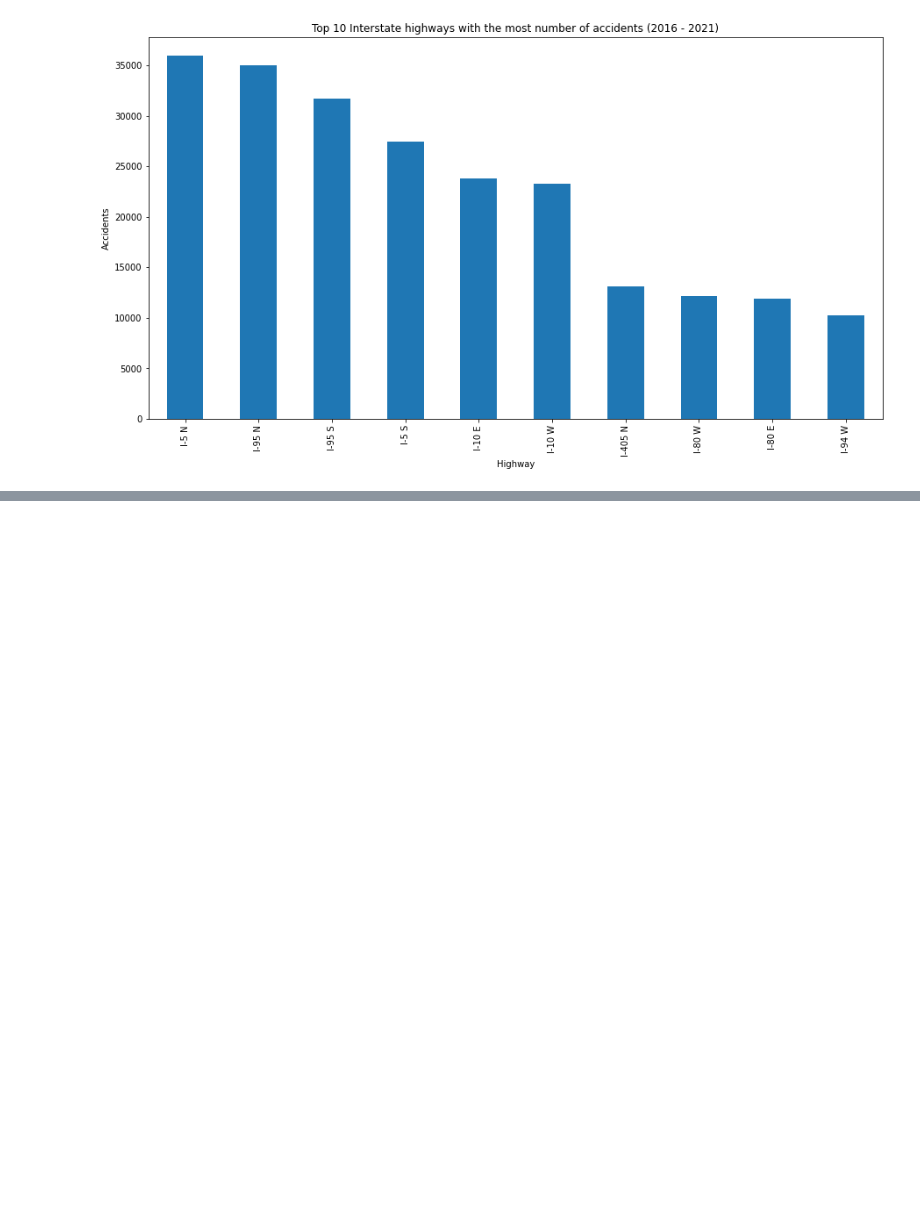
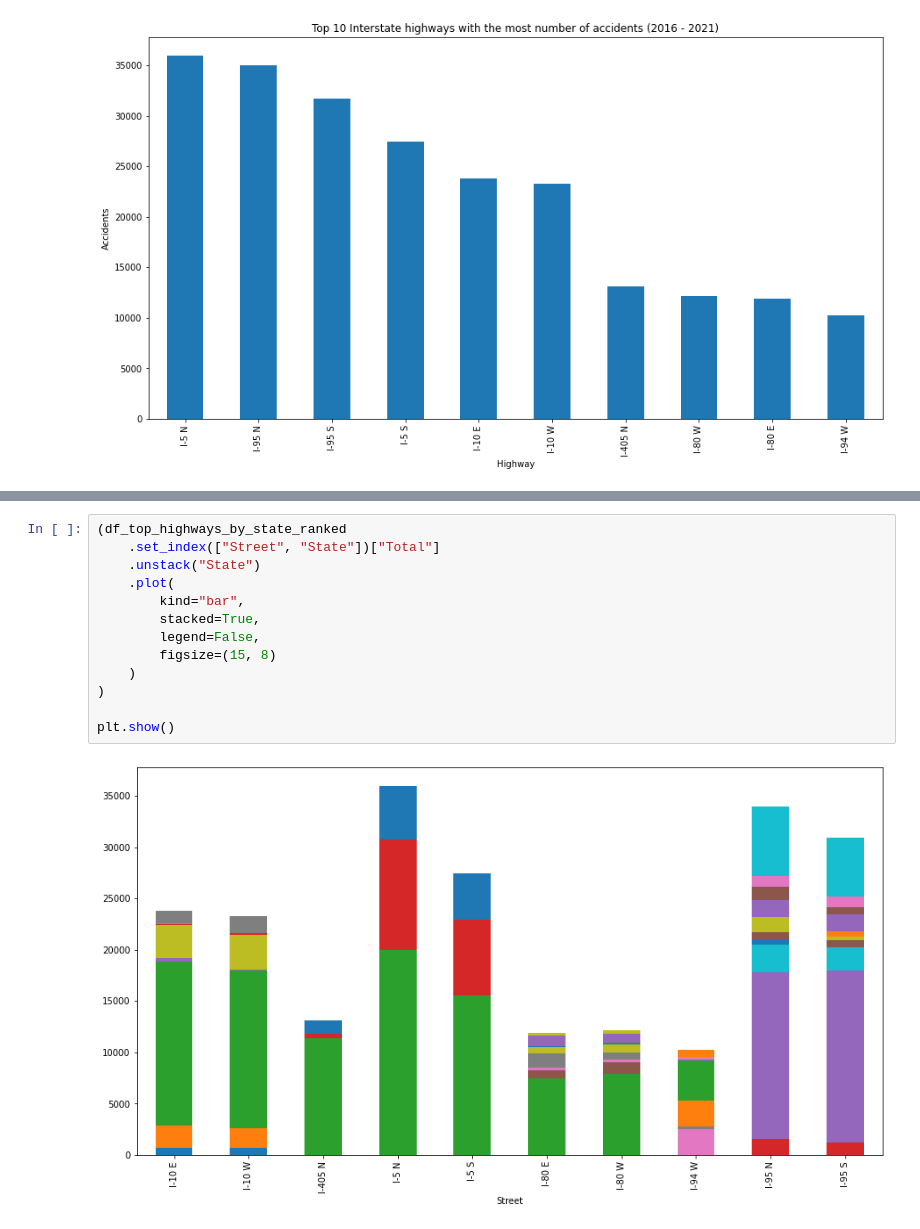
Before and after one commit to lyubol/Exploratory-Data-Analysis, a Jupyter notebook: EDA - US Accidents/US Accidents-checkpoint.ipynb, the cells around one changed output, grey strips where cells are left out. Drawn from its saved outputs; the diff is of its cells as text; blank space fills up the shorter version.

```diff
--- a/EDA - US Accidents/US Accidents-checkpoint.ipynb
+++ b/EDA - US Accidents/US Accidents-checkpoint.ipynb
@@ -491,0 +549,15 @@ df_test_3.reset_index().groupby(["Street", "State"]).sum()
+# %%
+(df_top_highways_by_state_ranked
+    .set_index(["Street", "State"])["Total"]
+    .unstack("State")
+    .plot(
+        kind="bar",
+        stacked=True,
+        legend=False,
+        figsize=(15, 8)
+    )
+)
+
+plt.show()
+# %% [output]
+[figure, added]
```
Also changed, not shown: parts of 9 cells of this notebook.
